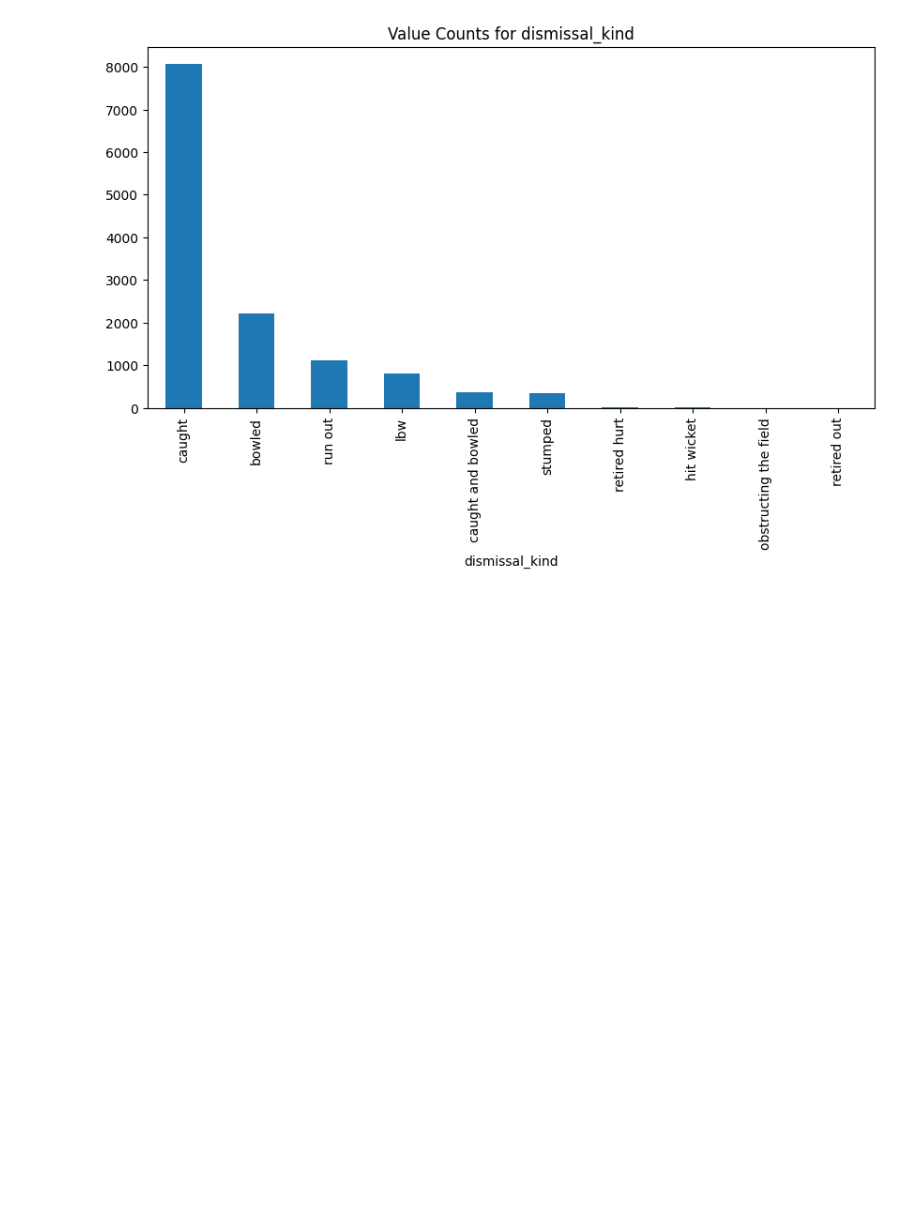
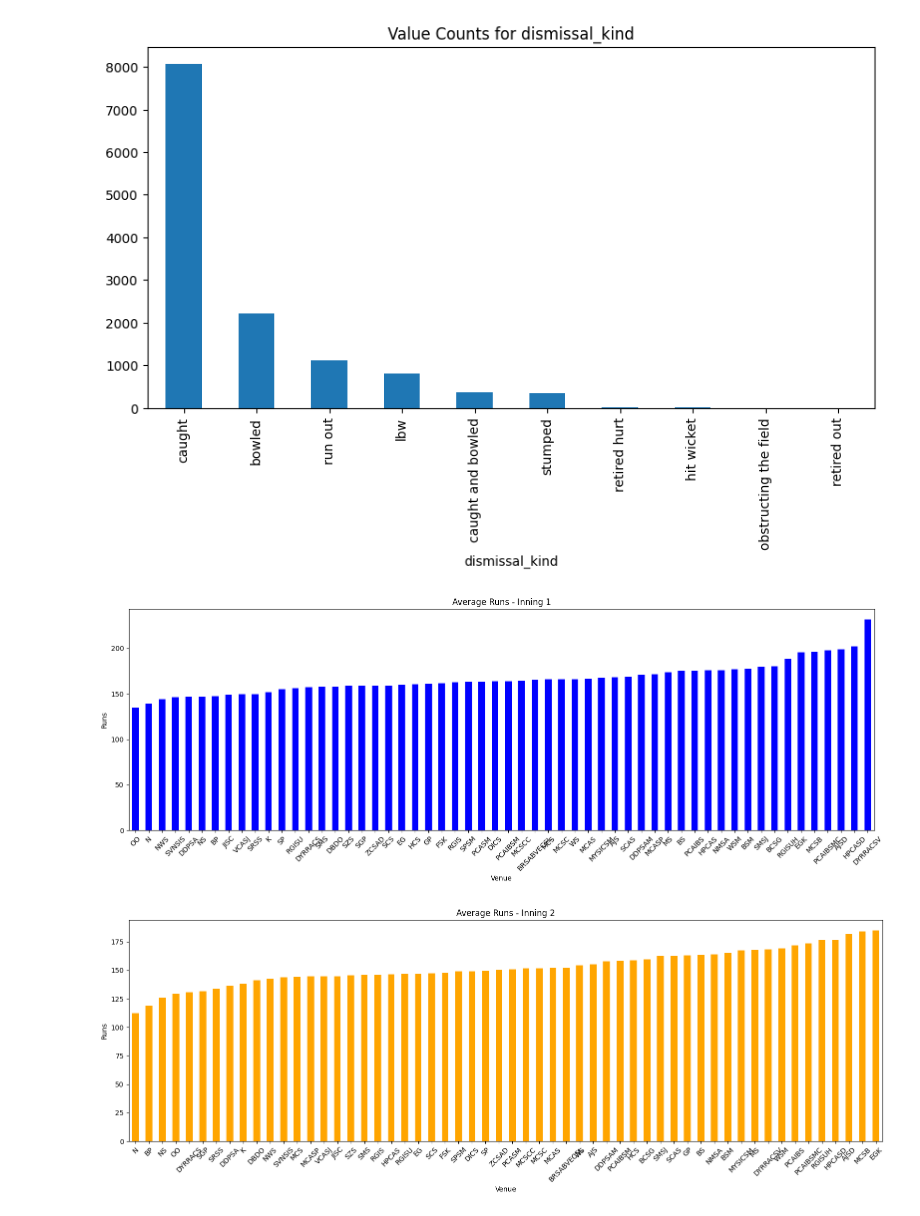
Before and after one commit to Yosemite0/Score_Predictor, a Jupyter notebook: eda.ipynb, the cells around one changed output. Cells and saved outputs as stored; diff of their text form; code cells hidden in the pictures; blank space fills up the shorter version.

```diff
--- a/eda.ipynb
+++ b/eda.ipynb
@@ -212,7 +214,8 @@ Index(['match_id', 'inning', 'batting_team', 'bowling_team', 'over', 'ball',
 71
 # %%
 # Grouping data by match_id and inning
-aggregated_data = data.groupby(['match_id', 'inning']).agg({
+
+aggregated_data = ball_data.groupby(['match_id', 'inning']).agg({
     'total_runs': 'sum',
     'batsman_runs': 'sum',
     'extra_runs': 'sum',
@@ -335,3 +338,46 @@ for col, counts in value_counts.items():
 [figure]
 [figure]
 [figure]
+# %%
+# Feature effect
+# Separate runs by innings for each match
+match_inning_runs = aggregated_data.groupby(['match_id', 'inning'])['total_runs'].sum().reset_index()
+
+# Merge with match_data to get the venue information
+match_inning_runs = match_inning_runs.merge(match_data[['id', 'venue']], left_on='match_id', right_on='id', how='left')
+
+# Create a function to get initials
+def get_initials(venue):
+    return ''.join(word[0] for word in venue.split())
+
+# Apply the function to venue names
+match_inning_runs['venue_short'] = match_inning_runs['venue'].apply(get_initials)
+
+# Calculate average runs for each stadium by inning
+venue_inning_avg = match_inning_runs.groupby(['venue_short', 'inning'])['total_runs'].mean().reset_index()
+
+# Pivot to get separate columns for each inning
+venue_inning_pivot = venue_inning_avg.pivot(index='venue_short', columns='inning', values='total_runs').fillna(0)
+
+# Plot for Inning 1
+plt.figure(figsize=(16, 6))
+venue_inning_pivot[1].sort_values().plot(kind='bar', color='blue')
+plt.title('Average Runs - Inning 1')
+plt.xlabel('Venue')
+plt.ylabel('Runs')
+plt.xticks(rotation=45)
+plt.tight_layout()
+plt.show()
+
+# Plot for Inning 2
+plt.figure(figsize=(16, 6))
+venue_inning_pivot[2].sort_values().plot(kind='bar', color='orange')
+plt.title('Average Runs - Inning 2')
+plt.xlabel('Venue')
+plt.ylabel('Runs')
+plt.xticks(rotation=45)
+plt.tight_layout()
+plt.show()
+# %% [output]
+[figure, added]
+[figure, added]
```
Also changed, not shown: parts of 2 cells of this notebook.
